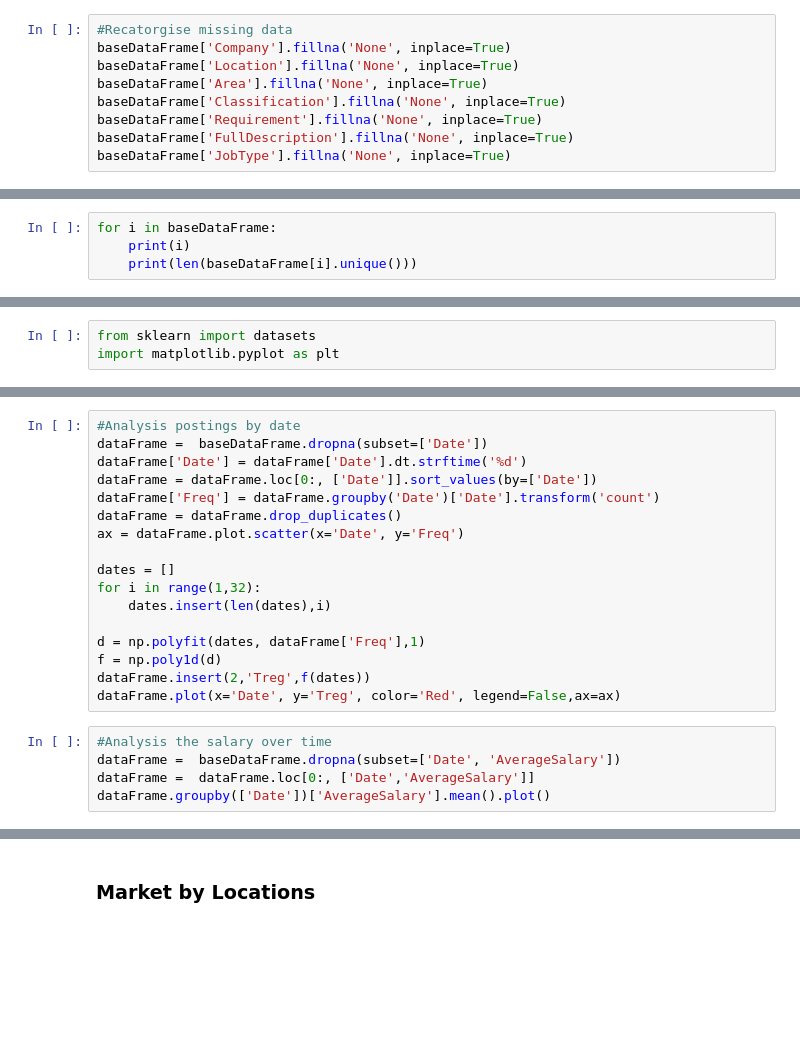
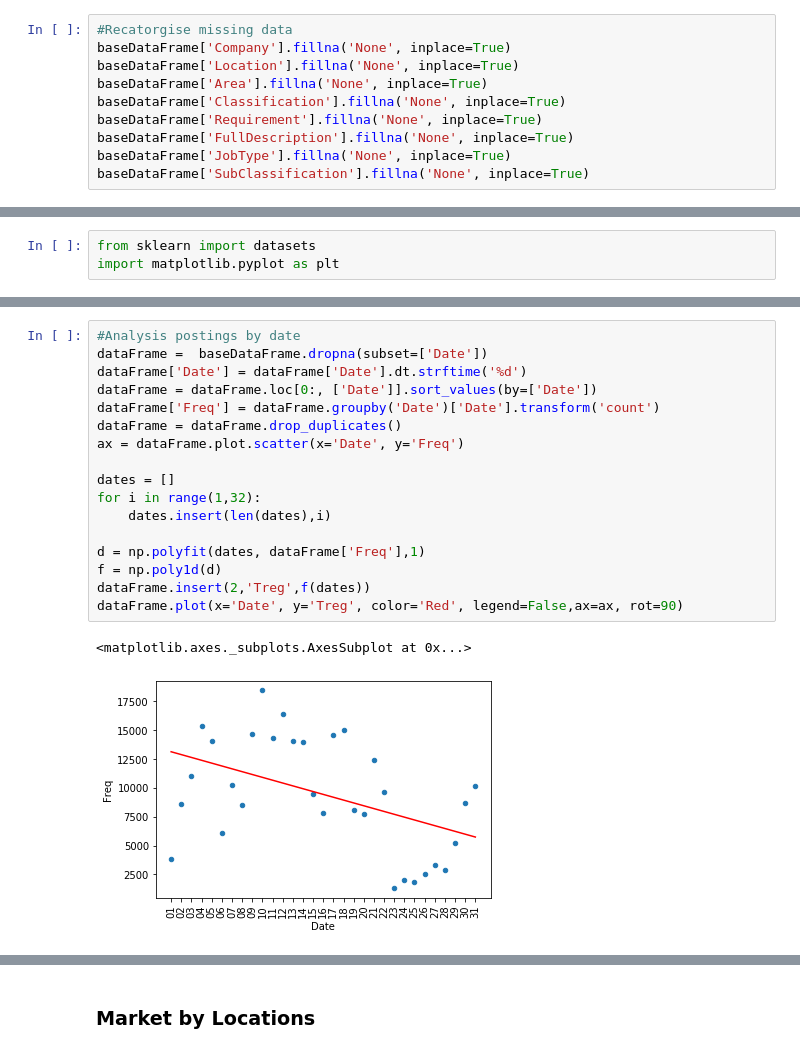
Before and after one commit to EthanLewis15/3803ICT_Big_Data_Assignment, a Jupyter notebook: assignment_main.ipynb, the cells around one changed output, grey strips where cells are left out. Cells and saved outputs as stored; diff of their text form; blank space fills up the shorter version.

```diff
--- a/assignment_main.ipynb
+++ b/assignment_main.ipynb
@@ -129,6 +129,7 @@ baseDataFrame['Classification'].fillna('None', inplace=True)
 baseDataFrame['Requirement'].fillna('None', inplace=True)
 baseDataFrame['FullDescription'].fillna('None', inplace=True)
 baseDataFrame['JobType'].fillna('None', inplace=True)
+baseDataFrame['SubClassification'].fillna('None', inplace=True)
 # %%
 #Determine range of every column
 # Print the domains of all non-freeform fields
@@ -164,7 +165,3 @@ Job Type: ['None' 'Full Time' 'Contract/Temp' 'Part Time' 'Casual/Vacation']
 Lowest Salary: [0, 200] (mathematical domain)
 Highest Salary: [30, 999] (mathematical domain)
 KeyError: 'AverageSalary'
-# %%
-for i in baseDataFrame:
-    print(i)
-    print(len(baseDataFrame[i].unique()))
@@ -281,22 +352,20 @@ dataFrame.set_index('Date').plot()
 # %%
 #Analysis postings by date
 dataFrame =  baseDataFrame.dropna(subset=['Date'])
 dataFrame['Date'] = dataFrame['Date'].dt.strftime('%d')
 dataFrame = dataFrame.loc[0:, ['Date']].sort_values(by=['Date'])
 dataFrame['Freq'] = dataFrame.groupby('Date')['Date'].transform('count')
 dataFrame = dataFrame.drop_duplicates()
 ax = dataFrame.plot.scatter(x='Date', y='Freq')
 
 dates = []
 for i in range(1,32):
     dates.insert(len(dates),i)
 
 d = np.polyfit(dates, dataFrame['Freq'],1)
 f = np.poly1d(d)
 dataFrame.insert(2,'Treg',f(dates))
-dataFrame.plot(x='Date', y='Treg', color='Red', legend=False,ax=ax)
+dataFrame.plot(x='Date', y='Treg', color='Red', legend=False,ax=ax, rot=90)
+# %% [output]
+<matplotlib.axes._subplots.AxesSubplot at 0x...>
+[figure, added]
-# %%
-#Analysis the salary over time
-dataFrame =  baseDataFrame.dropna(subset=['Date', 'AverageSalary'])
-dataFrame =  dataFrame.loc[0:, ['Date','AverageSalary']]
-dataFrame.groupby(['Date'])['AverageSalary'].mean().plot()
```
Also changed, not shown: parts of 32 cells of this notebook.
